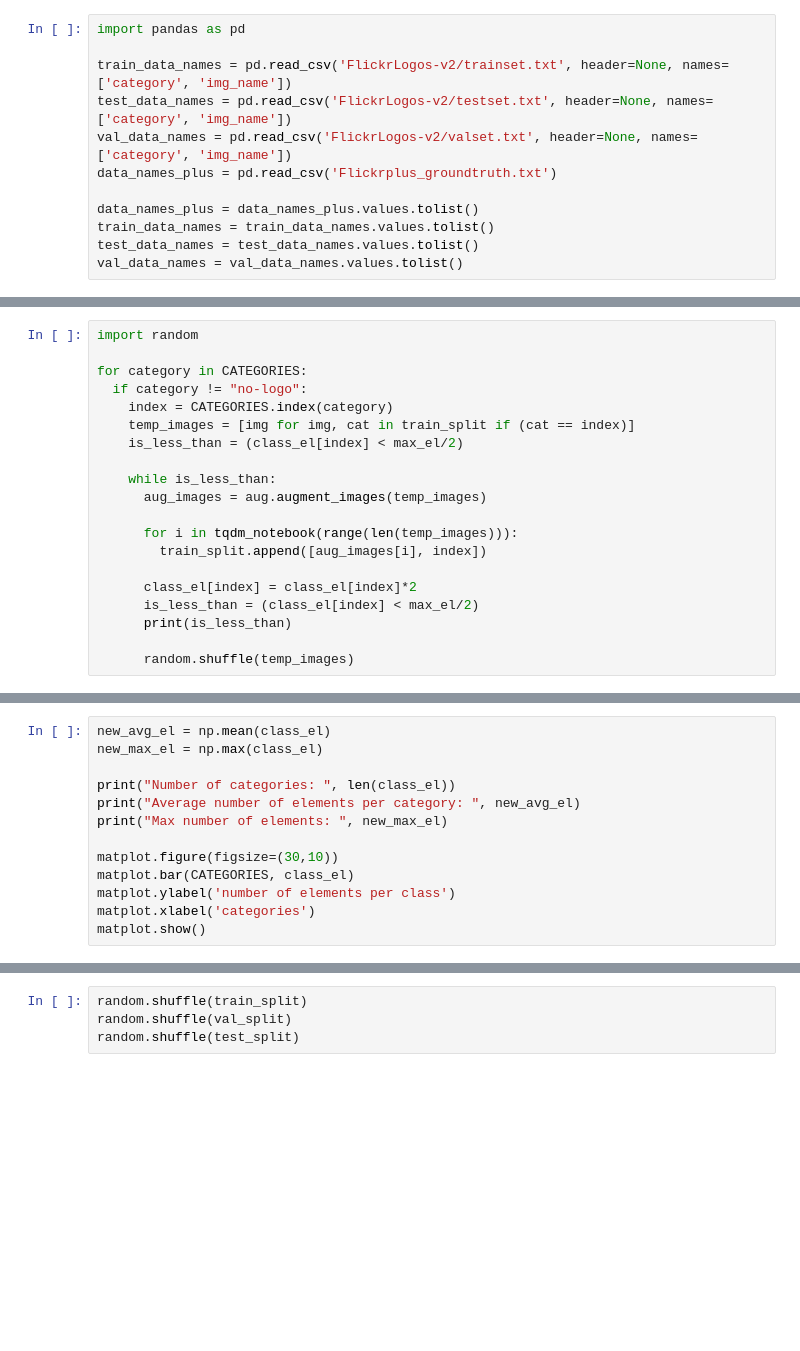
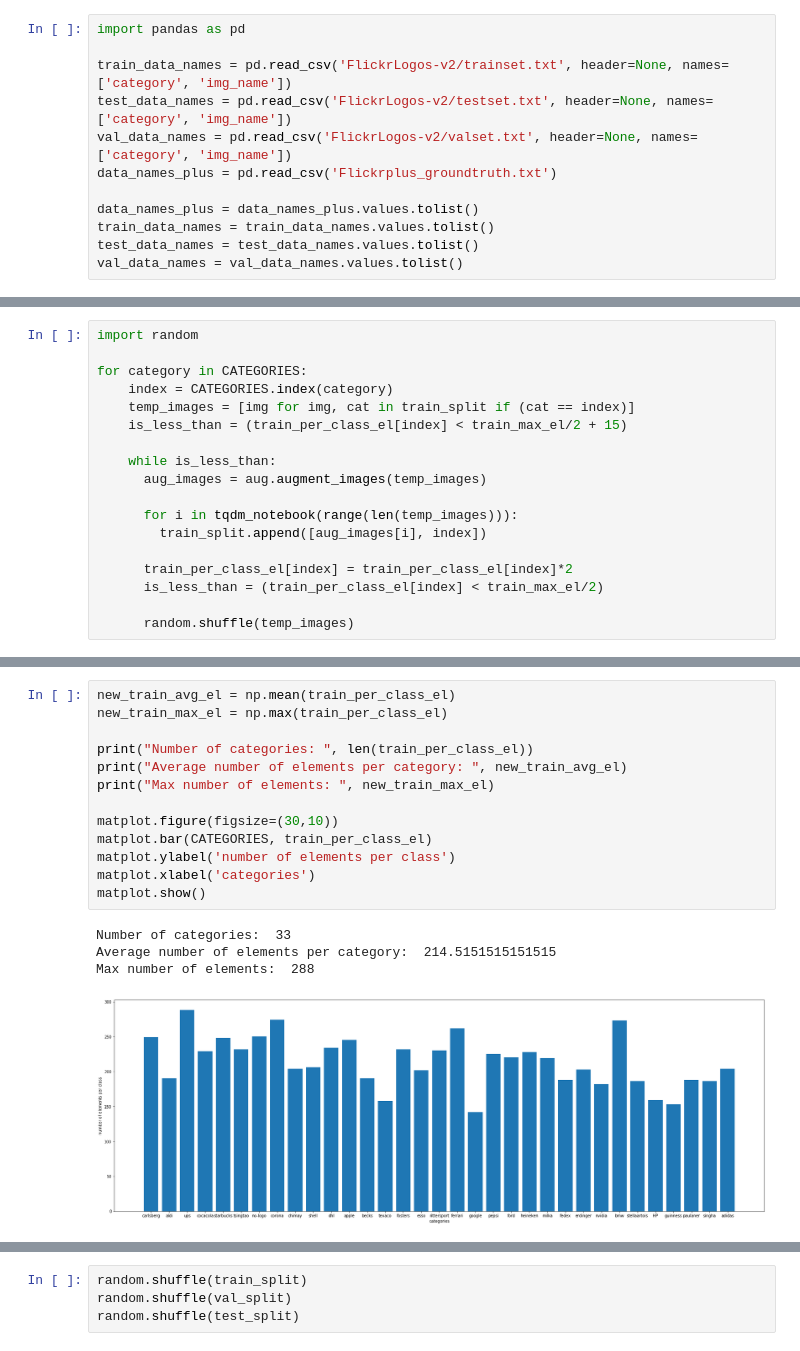
Before and after one commit to LeoCh97/Tesi, a Jupyter notebook: Image_loader_over_sampled_class.ipynb, the cells around one changed output, grey strips where cells are left out. Saved outputs shown, nothing was run; the diff lists cells and outputs as text; blank space fills up the shorter version.

```diff
--- a/Image_loader_over_sampled_class.ipynb
+++ b/Image_loader_over_sampled_class.ipynb
@@ -232,10 +278,9 @@ aug = iaa.SomeOf(2, [
 import random
 
 for category in CATEGORIES:
-  if category != "no-logo":
     index = CATEGORIES.index(category)
     temp_images = [img for img, cat in train_split if (cat == index)]
-    is_less_than = (class_el[index] < max_el/2)
+    is_less_than = (train_per_class_el[index] < train_max_el/2 + 15)
 
     while is_less_than:
       aug_images = aug.augment_images(temp_images)
@@ -243,8 +288,7 @@ for category in CATEGORIES:
       for i in tqdm_notebook(range(len(temp_images))):
         train_split.append([aug_images[i], index])
 
-      class_el[index] = class_el[index]*2
-      is_less_than = (class_el[index] < max_el/2)
-      print(is_less_than)
+      train_per_class_el[index] = train_per_class_el[index]*2
+      is_less_than = (train_per_class_el[index] < train_max_el/2)
 
       random.shuffle(temp_images)
@@ -251,16 +309,21 @@ for category in CATEGORIES:
 # %%
-new_avg_el = np.mean(class_el)
-new_max_el = np.max(class_el)
+new_train_avg_el = np.mean(train_per_class_el)
+new_train_max_el = np.max(train_per_class_el)
 
-print("Number of categories: ", len(class_el))
-print("Average number of elements per category: ", new_avg_el)
-print("Max number of elements: ", new_max_el)
+print("Number of categories: ", len(train_per_class_el))
+print("Average number of elements per category: ", new_train_avg_el)
+print("Max number of elements: ", new_train_max_el)
 
 matplot.figure(figsize=(30,10))
-matplot.bar(CATEGORIES, class_el)
+matplot.bar(CATEGORIES, train_per_class_el)
 matplot.ylabel('number of elements per class')
 matplot.xlabel('categories')
 matplot.show()
+# %% [output]
+Number of categories:  33
+Average number of elements per category:  214.5151515151515
+Max number of elements:  288
+[figure, added]
 # %%
 fig = matplot.figure(figsize=(10,10))
 for i in range(3):
```
Also changed, not shown: parts of 15 cells of this notebook.
